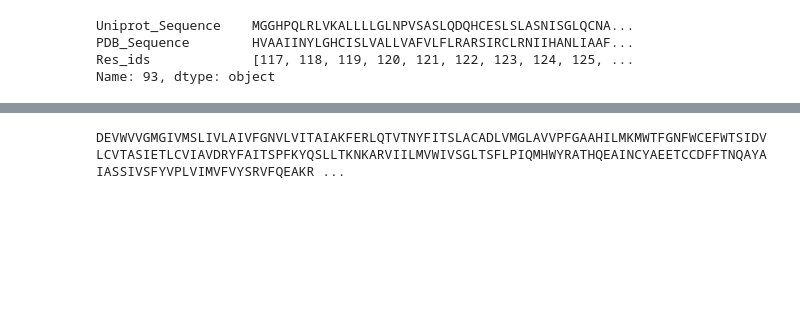
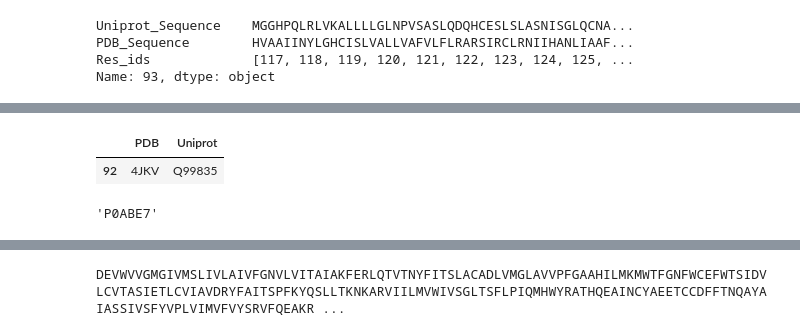
Before and after one commit to flurinh/mt, a Jupyter notebook: DataLoader.ipynb, the cells around one changed output, grey strips where cells are left out. Drawn from its saved outputs; the diff is of its cells as text; code cells hidden in the pictures; blank space fills up the shorter version.

```diff
--- a/DataLoader.ipynb
+++ b/DataLoader.ipynb
@@ -507 +548,6 @@ print("Number of pdbs without corresponding position numberings: {}.".format(j))
+# %%
+pdb.data[pdb.data['Uniprot']=='Q99835'][['PDB', 'Uniprot']]
+# %% [output]
+|  | PDB | Uniprot |
+| 92 | 4JKV | Q99835 |
 # %%
@@ -511,3 +555,7 @@ uniprot
+# %%
+uniprot
+# %% [output]
+'P0ABE7'
 # %%
 def get_numbering_json(entry_name: str):
     if not os.path.isfile('data/numbering/'+entry_name+'.txt') or reload:
```
Also changed, not shown: parts of 36 cells of this notebook, 4 other files.
